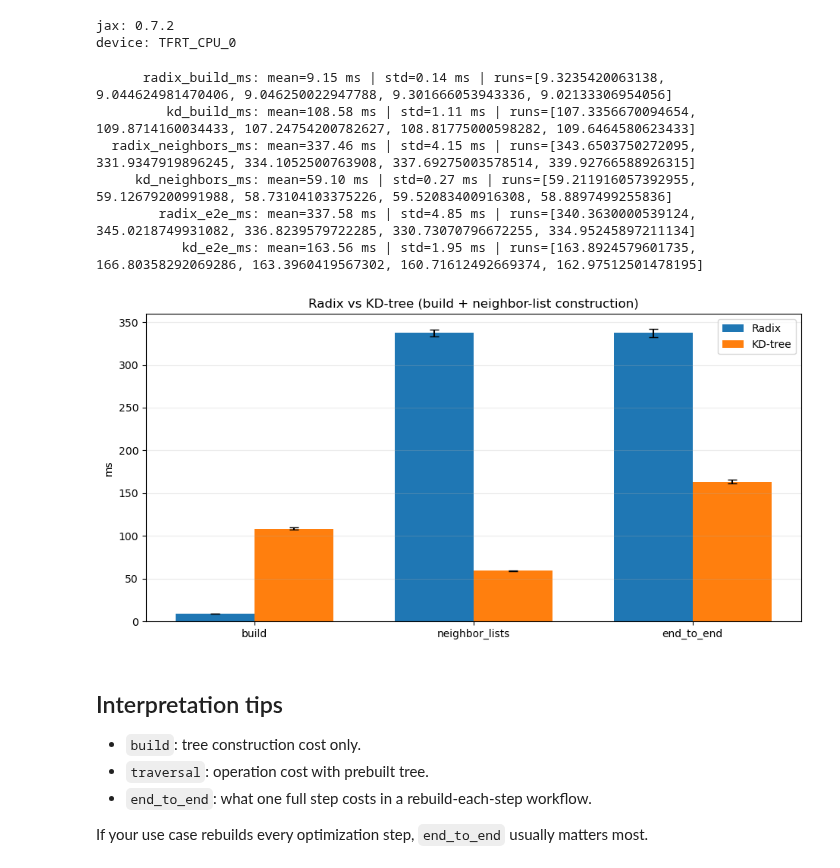
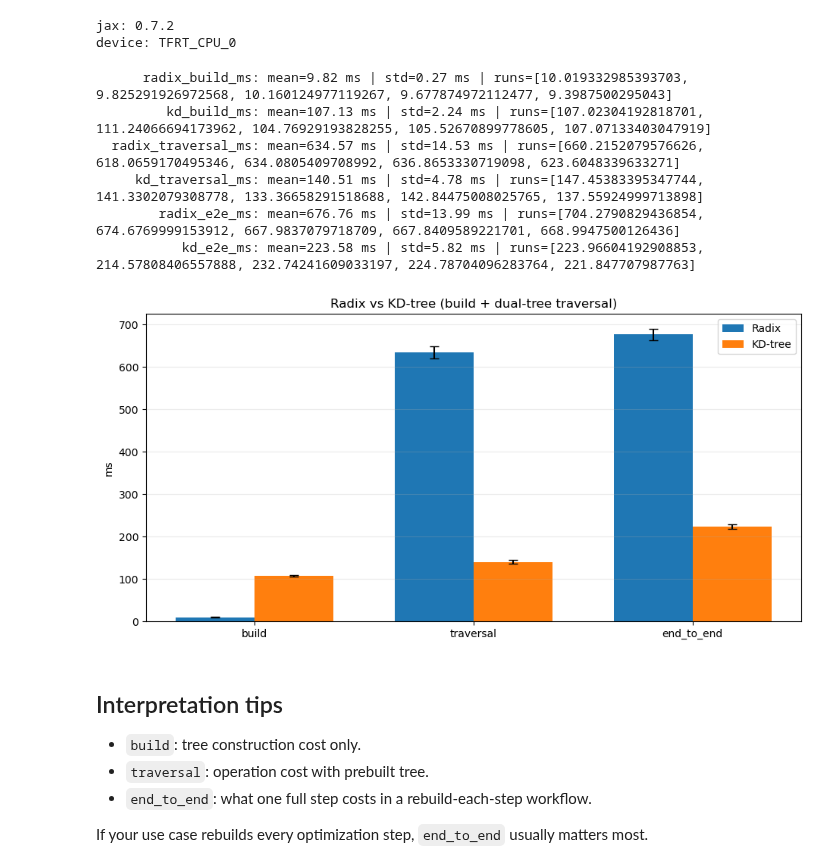
Before and after one commit to TobiBu/yggdrax, a Jupyter notebook: examples/kdtree_backend_benchmark.ipynb, the cells around one changed output. Cells and saved outputs as stored; diff of their text form; code cells hidden in the pictures.

```diff
--- a/examples/kdtree_backend_benchmark.ipynb
+++ b/examples/kdtree_backend_benchmark.ipynb
@@ -53,7 +52,6 @@ class BenchConfig:
     dim: int = 3
     leaf_size_radix: int = 16
     leaf_size_kd: int = 32
-    kd_radius: float = 0.12
     theta: float = 0.6
     repeats: int = 5
 
@@ -186,61 +183,58 @@ cfg = BenchConfig(
     dim=3,
     leaf_size_radix=16,
     leaf_size_kd=32,
-    kd_radius=0.12,
     theta=0.6,
     repeats=5,
 )
-
 stats = run_benchmark(cfg, seed=0)
-
 for k, v in stats.items():
     print(f"{k:>20}: mean={float(jnp.mean(v)):.2f} ms | std={float(jnp.std(v)):.2f} ms | runs={list(map(float, v))}")
 # %% [output]
-      radix_build_ms: mean=9.15 ms | std=0.14 ms | runs=[9.3235420063138, 9.044624981470406, 9.046250022947788, 9.301666053943336, 9.02133306954056]
-         kd_build_ms: mean=108.58 ms | std=1.11 ms | runs=[107.3356670094654, 109.8714160034433, 107.24754200782627, 108.81775000598282, 109.6464580623433]
-  radix_neighbors_ms: mean=337.46 ms | std=4.15 ms | runs=[343.6503750272095, 331.9347919896245, 334.1052500763908, 337.69275003578514, 339.92766588926315]
-     kd_neighbors_ms: mean=59.10 ms | std=0.27 ms | runs=[59.211916057392955, 59.12679200991988, 58.73104103375226, 59.52083400916308, 58.8897499255836]
-        radix_e2e_ms: mean=337.58 ms | std=4.85 ms | runs=[340.3630000539124, 345.0218749931082, 336.8239579722285, 330.73070796672255, 334.95245897211134]
-           kd_e2e_ms: mean=163.56 ms | std=1.95 ms | runs=[163.8924579601735, 166.80358292069286, 163.3960419567302, 160.71612492669374, 162.97512501478195]
+      radix_build_ms: mean=9.82 ms | std=0.27 ms | runs=[10.019332985393703, 9.825291926972568, 10.160124977119267, 9.677874972112477, 9.3987500295043]
+         kd_build_ms: mean=107.13 ms | std=2.24 ms | runs=[107.02304192818701, 111.24066694173962, 104.76929193828255, 105.52670899778605, 107.07133403047919]
+  radix_traversal_ms: mean=634.57 ms | std=14.53 ms | runs=[660.2152079576626, 618.0659170495346, 634.0805409708992, 636.8653330719098, 623.6048339633271]
+     kd_traversal_ms: mean=140.51 ms | std=4.78 ms | runs=[147.45383395347744, 141.3302079308778, 133.36658291518688, 142.84475008025765, 137.55924999713898]
+        radix_e2e_ms: mean=676.76 ms | std=13.99 ms | runs=[704.2790829436854, 674.6769999153912, 667.9837079718709, 667.8409589221701, 668.9947500126436]
+           kd_e2e_ms: mean=223.58 ms | std=5.82 ms | runs=[223.96604192908853, 214.57808406557888, 232.74241609033197, 224.78704096283764, 221.847707987763]
 # %%
-metrics = ['build', 'neighbor_lists', 'end_to_end']
+metrics = ['build', 'traversal', 'end_to_end']
 radix_means = [
     float(jnp.mean(stats['radix_build_ms'])),
-    float(jnp.mean(stats['radix_neighbors_ms'])),
+    float(jnp.mean(stats['radix_traversal_ms'])),
     float(jnp.mean(stats['radix_e2e_ms'])),
 ]
 kd_means = [
     float(jnp.mean(stats['kd_build_ms'])),
-    float(jnp.mean(stats['kd_neighbors_ms'])),
+    float(jnp.mean(stats['kd_traversal_ms'])),
     float(jnp.mean(stats['kd_e2e_ms'])),
 ]
 radix_stds = [
     float(jnp.std(stats['radix_build_ms'])),
-    float(jnp.std(stats['radix_neighbors_ms'])),
+    float(jnp.std(stats['radix_traversal_ms'])),
     float(jnp.std(stats['radix_e2e_ms'])),
 ]
 kd_stds = [
     float(jnp.std(stats['kd_build_ms'])),
-    float(jnp.std(stats['kd_neighbors_ms'])),
+    float(jnp.std(stats['kd_traversal_ms'])),
     float(jnp.std(stats['kd_e2e_ms'])),
 ]
 
 x = jnp.arange(len(metrics))
 width = 0.36
 
 fig, ax = plt.subplots(figsize=(9.5, 4.8))
 ax.bar(x - width / 2, radix_means, width, yerr=radix_stds, capsize=4, label='Radix')
 ax.bar(x + width / 2, kd_means, width, yerr=kd_stds, capsize=4, label='KD-tree')
 ax.set_xticks(x)
 ax.set_xticklabels(metrics)
 ax.set_ylabel('ms')
-ax.set_title('Radix vs KD-tree (build + neighbor-list construction)')
+ax.set_title('Radix vs KD-tree (build + dual-tree traversal)')
 ax.grid(axis='y', alpha=0.25)
 ax.legend()
 plt.tight_layout()
 plt.show()
 # %% [output]
-[figure, old version]
+[figure, new version]
 # %% [markdown]
 
 ## Interpretation tips
```
Also changed, not shown: parts of 3 cells of this notebook, 16 other files.
